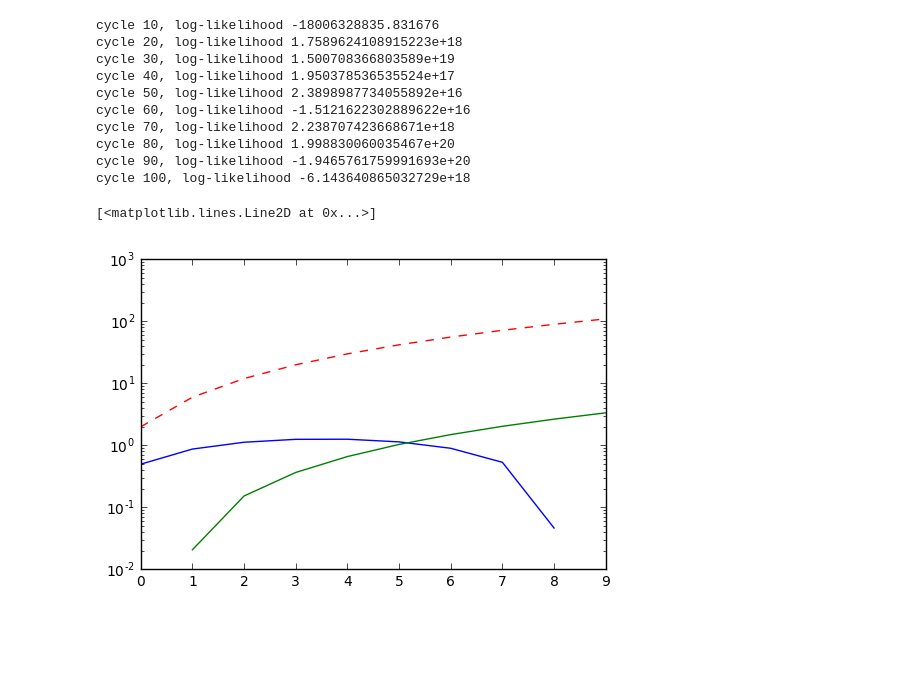
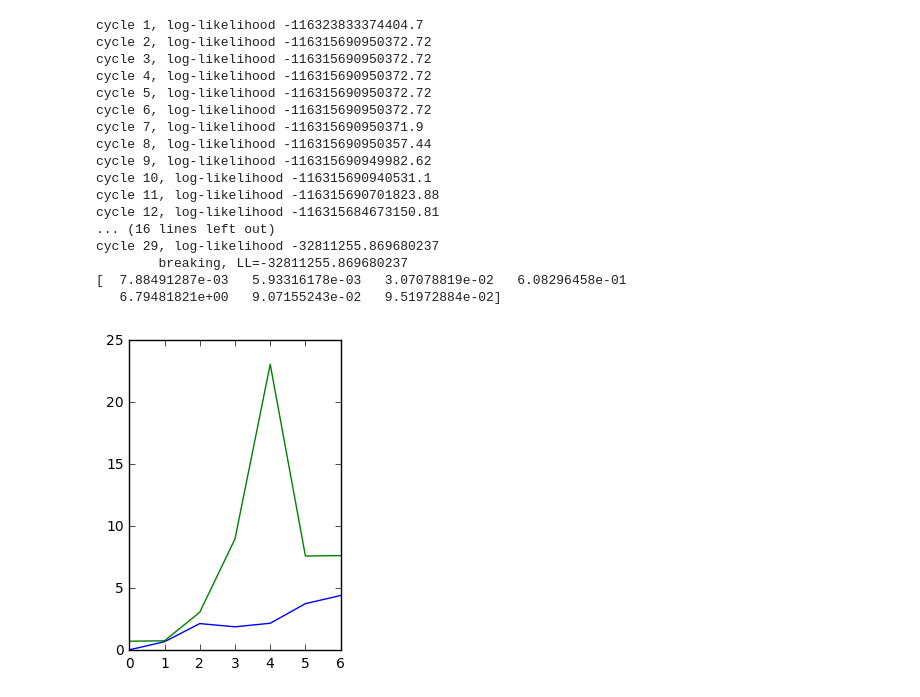
Before and after one commit to yliapis/emfa, a Jupyter notebook: Prototype.ipynb, the cells around one changed output. Drawn from its saved outputs; the diff is of its cells as text; code cells hidden in the pictures; blank space fills up the shorter version.

```diff
--- a/Prototype.ipynb
+++ b/Prototype.ipynb
@@ -7,14 +14,32 @@ from scipy import stats
 # %%
 dist = stats.norm
 
-Z = dist.rvs(size=200000).reshape(-1,2)
+n = 10**5
+k = 2
+p = 7
+
+Z = dist.rvs(size=n*k).reshape(-1,2)
 
 #L = np.random.rand(10,2)
 #L = np.arange(20).reshape(10,2)
-L = np.ones((1,2)) * np.arange(1,11)[:,None]
-L[:,1] *= L[:,1]
+if False:
+    L = np.ones((1,2)) * np.linspace(1,10, p)[:,None]
+    L[:,1] *= L[:,1]
+    L[:,0] = 40
+else:
+    L = np.array([[1, 0],
+                 [0, 1],
+                 [1, 3],
+                 [10,2],
+                 [30, 1],
+                 [5, 5],
+                 [4, 6]])
 
-X = (L @ Z.T).T
+Nu = dist.rvs(size=n * p).reshape(-1,p)
+Psi_diag = np.ones(p) * .002
+Nu = Nu * Psi_diag
+
+X = (L @ Z.T).T + Nu
 
 plt.plot(L[:,0])
 plt.plot(L[:,1])
@@ -186,21 +49,33 @@ plt.plot(model.LL[:12])
 # %%
-model = FactorAnalyzer()
-Lam, P = model.fit(X, n_factors=2, iters=100, verbose=True)
+model = FactorAnalyzer(2)
+Lp, P = model.fit(X, iters=100, tol=10**10, verbose=True)
 
-plt.semilogy(Lam.T[0,:])
-plt.semilogy(L.sum(1), 'r--')
-plt.semilogy(Lam.sum(1))
-#plt.plot(Lam.T[1,:])
+if False:
+    plt.subplot(1,2,1)
+    plt.semilogy(Lp.T[0,:])
+    plt.semilogy(Lp.sum(1))
+
+plt.subplot(1,2,2)
+plt.plot(Lp.T[0,:])
+plt.plot(Lp.sum(1))
+
+print(np.diag(P))
 # %% [output]
-cycle 10, log-likelihood -18006328835.831676
-cycle 20, log-likelihood 1.7589624108915223e+18
-cycle 30, log-likelihood 1.500708366803589e+19
-cycle 40, log-likelihood 1.950378536535524e+17
-cycle 50, log-likelihood 2.3898987734055892e+16
-cycle 60, log-likelihood -1.5121622302889622e+16
-cycle 70, log-likelihood 2.238707423668671e+18
-cycle 80, log-likelihood 1.998830060035467e+20
-cycle 90, log-likelihood -1.9465761759991693e+20
-cycle 100, log-likelihood -6.143640865032729e+18
+cycle 1, log-likelihood -116323833374404.7
+cycle 2, log-likelihood -116315690950372.72
+cycle 3, log-likelihood -116315690950372.72
+cycle 4, log-likelihood -116315690950372.72
+cycle 5, log-likelihood -116315690950372.72
+cycle 6, log-likelihood -116315690950372.72
+cycle 7, log-likelihood -116315690950371.9
+cycle 8, log-likelihood -116315690950357.44
+cycle 9, log-likelihood -116315690949982.62
+cycle 10, log-likelihood -116315690940531.1
+cycle 11, log-likelihood -116315690701823.88
+cycle 12, log-likelihood -116315684673150.81
+... (16 lines left out)
+cycle 29, log-likelihood -32811255.869680237
+        breaking, LL=-32811255.869680237
+[  7.88491287e-03   5.93316178e-03   3.07078819e-02   6.08296458e-01
+   6.79481821e+00   9.07155243e-02   9.51972884e-02]
-[<matplotlib.lines.Line2D at 0x...>]
-[figure, old version]
+[figure, new version]
```
Also changed, not shown: parts of 13 cells of this notebook, 3 other files.
